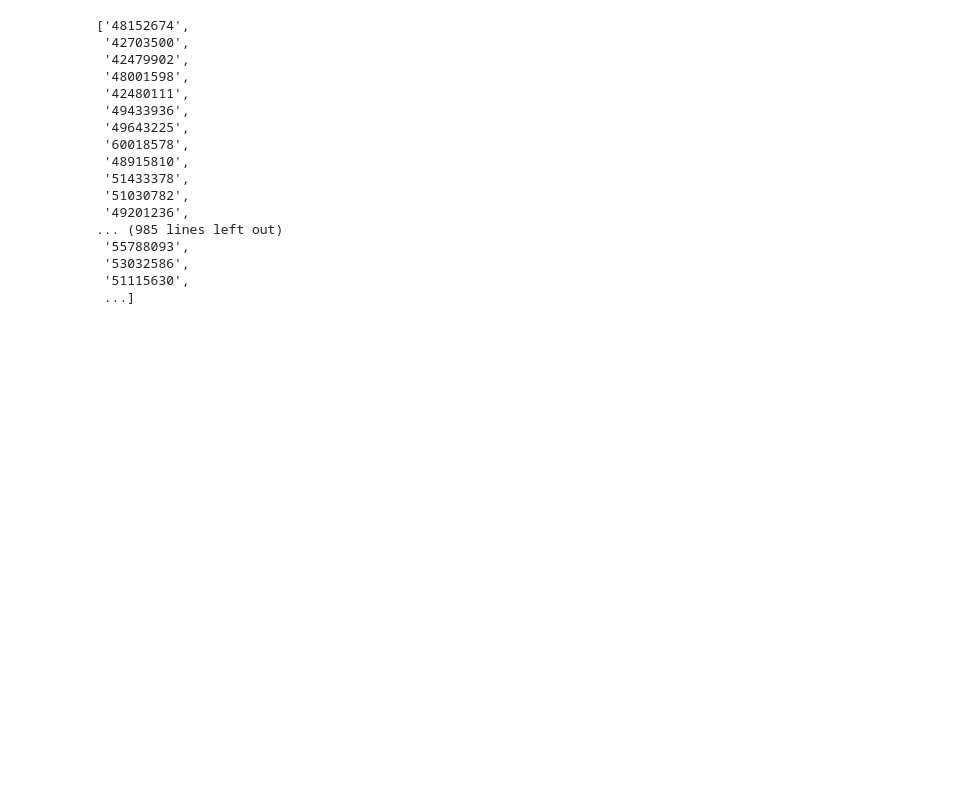
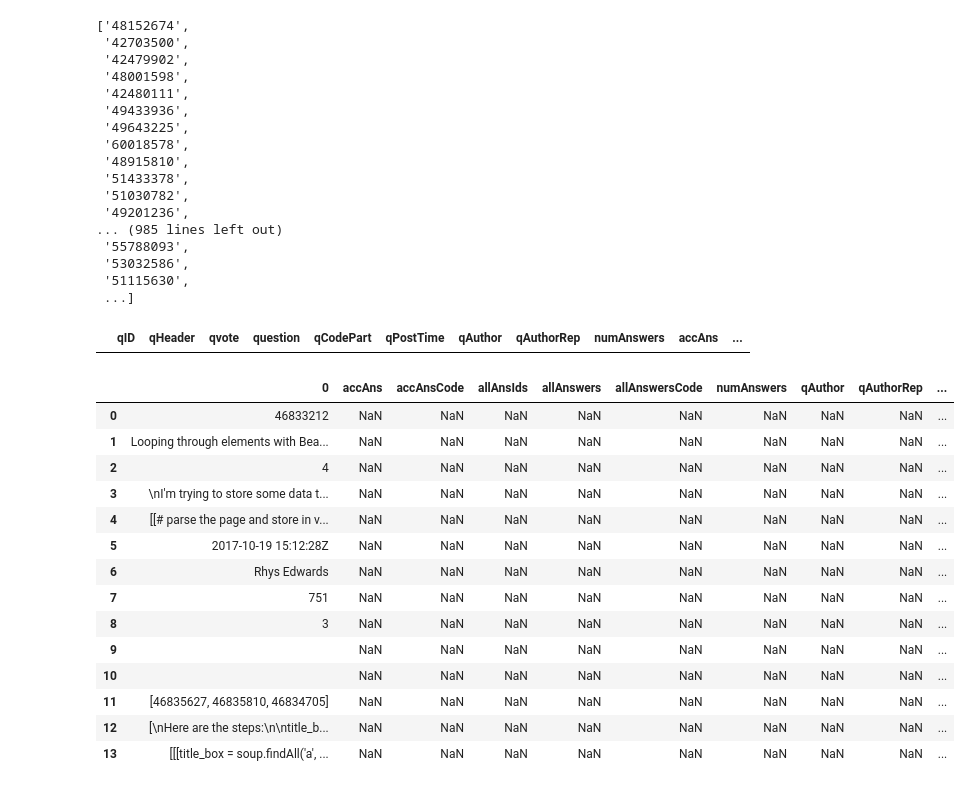
Before and after one commit to JumarAlam/SO_Scraper, a Jupyter notebook: PyTorchFromSO.ipynb, the cells around one changed output. Saved outputs shown, nothing was run; the diff lists cells and outputs as text; code cells hidden in the pictures; blank space fills up the shorter version.

```diff
--- a/PyTorchFromSO.ipynb
+++ b/PyTorchFromSO.ipynb
@@ -86,18 +86,41 @@ with open('PostLinks.csv','w', newline='') as f:
 def getContentData(contentUrl):
     r = requests.get(contentUrl)
     content_soup = BeautifulSoup(r.text, 'html.parser')
+    qID = contentUrl.split("/")[4]
     qHeader = content_soup.find(class_ = "question-hyperlink").text
     #mainbar = content_soup.find(id = "mainbar")
     qvote = content_soup.find(class_ = "question js-question").attrs.get('data-score')
     question = content_soup.find(class_ = "s-prose js-post-body").text
-    qCodePart = content_soup.find(class_ = "s-prose js-post-body").find("code")
-    qTime = content_soup.find(class_ = "post-signature owner flex--item").find('span').attrs.get('title')
+    qCodePart = content_soup.find(class_ = "s-prose js-post-body").findAll("code")
+    qPostTime = content_soup.find(class_ = "post-signature owner flex--item").find('span').attrs.get('title')
     qAuthor = content_soup.find(class_ = "post-signature owner flex--item").find(class_ = "user-details").find("a").text
     qAuthorRep = content_soup.find(class_ = "post-signature owner flex--item").find(class_ = "user-details").find(class_ = 'reputation-score').text
     #qComments = content_soup.find(class_ = ) comments are not collected
     numAnswers = content_soup.find(id = 'answers').find(class_ = "mb0").get("data-answercount")
-    hasAcceptedAns =
-    if (numAnswers>0):
+    hasAcceptedAns = content_soup.find(class_ = "answer js-answer accepted-answer js-accepted-answer")
+    accAns = accAnsCode = ""
 
-        acceptAns = content_soup.find(class_ = "answer js-answer accepted-answer js-accepted-answer").find(class_ = 's-prose js-post-body').text
-        acceptAnsCode = content_soup.find(class_ = "answer js-answer accepted-answer js-accepted-answer").find(class_ = 's-prose js-post-body').findAll("code")
+    if (hasAcceptedAns != None):
+        accAns = content_soup.find(class_ = "answer js-answer accepted-answer js-accepted-answer").find(class_ = 's-prose js-post-body').text
+        accAnsCode = content_soup.find(class_ = "answer js-answer accepted-answer js-accepted-answer").find(class_ = 's-prose js-post-body').findAll("code")
+        numAnswers -= 1
+
+    allAnsIds = []
+    allAnswers = []
+    allAnswersCode = []
+    answerBlock = content_soup.findAll(class_ = "answer js-answer")
+    for i in range(int(numAnswers)):
+        singleBlock = answerBlock[i]
+        ansId = singleBlock.attrs.get("data-answerid")
+        allAnsIds.append(ansId)
+        ans = singleBlock.find(class_ = "s-prose js-post-body").text
+        allAnswers.append(ans)
+        ansCode = singleBlock.find(class_ = "s-prose js-post-body").findAll("code")
+        allAnswersCode.append(ansCode)
+
+        #colHeader = [qID, qHeader, qvote, question, qCodePart, qTime, qAuthor, qAuthorRep, numAnswers, allAnswers, allAnswersCode]
+    rowdata = [qID, qHeader, qvote, question, qCodePart, qPostTime, qAuthor, qAuthorRep, numAnswers, accAns, accAnsCode, allAnsIds, allAnswers, allAnswersCode]
+
+    return rowdata
+# %%
+temp = getContentData('https://stackoverflow.com/questions/46833212/looping-through-elements-with-beautifulsoup')
@@ -103,0 +130,26 @@ def getContentData(contentUrl):
+# %%
+columnNames = ["qID", "qHeader", "qvote", "question", "qCodePart", 'qPostTime', "qAuthor", 'qAuthorRep', 'numAnswers', "accAns", "accAnsCode", "allAnsIds", "allAnswers", "allAnswersCode"]
+# %%
+df = pd.DataFrame(columns=columnNames)
+# %%
+df
+# %% [output]
+|  | qID | qHeader | qvote | question | qCodePart | qPostTime | qAuthor | qAuthorRep | numAnswers | accAns | ... |
+# %%
+df.append(temp, ignore_index=False)
+# %% [output]
+|  | 0 | accAns | accAnsCode | allAnsIds | allAnswers | allAnswersCode | numAnswers | qAuthor | qAuthorRep | ... |
+| 0 | 46833212 | NaN | NaN | NaN | NaN | NaN | NaN | NaN | NaN | ... |
+| 1 | Looping through elements with Bea... | NaN | NaN | NaN | NaN | NaN | NaN | NaN | NaN | ... |
+| 2 | 4 | NaN | NaN | NaN | NaN | NaN | NaN | NaN | NaN | ... |
+| 3 | \nI'm trying to store some data t... | NaN | NaN | NaN | NaN | NaN | NaN | NaN | NaN | ... |
+| 4 | [[# parse the page and store in v... | NaN | NaN | NaN | NaN | NaN | NaN | NaN | NaN | ... |
+| 5 | 2017-10-19 15:12:28Z | NaN | NaN | NaN | NaN | NaN | NaN | NaN | NaN | ... |
+| 6 | Rhys Edwards | NaN | NaN | NaN | NaN | NaN | NaN | NaN | NaN | ... |
+| 7 | 751 | NaN | NaN | NaN | NaN | NaN | NaN | NaN | NaN | ... |
+| 8 | 3 | NaN | NaN | NaN | NaN | NaN | NaN | NaN | NaN | ... |
+| 9 |  | NaN | NaN | NaN | NaN | NaN | NaN | NaN | NaN | ... |
+| 10 |  | NaN | NaN | NaN | NaN | NaN | NaN | NaN | NaN | ... |
+| 11 | [46835627, 46835810, 46834705] | NaN | NaN | NaN | NaN | NaN | NaN | NaN | NaN | ... |
+| 12 | [\nHere are the steps:\n\ntitle_b... | NaN | NaN | NaN | NaN | NaN | NaN | NaN | NaN | ... |
+| 13 | [[[title_box = soup.findAll('a', ... | NaN | NaN | NaN | NaN | NaN | NaN | NaN | NaN | ... |
```
Also changed, not shown: parts of 1 cell of this notebook, 2 other files.
